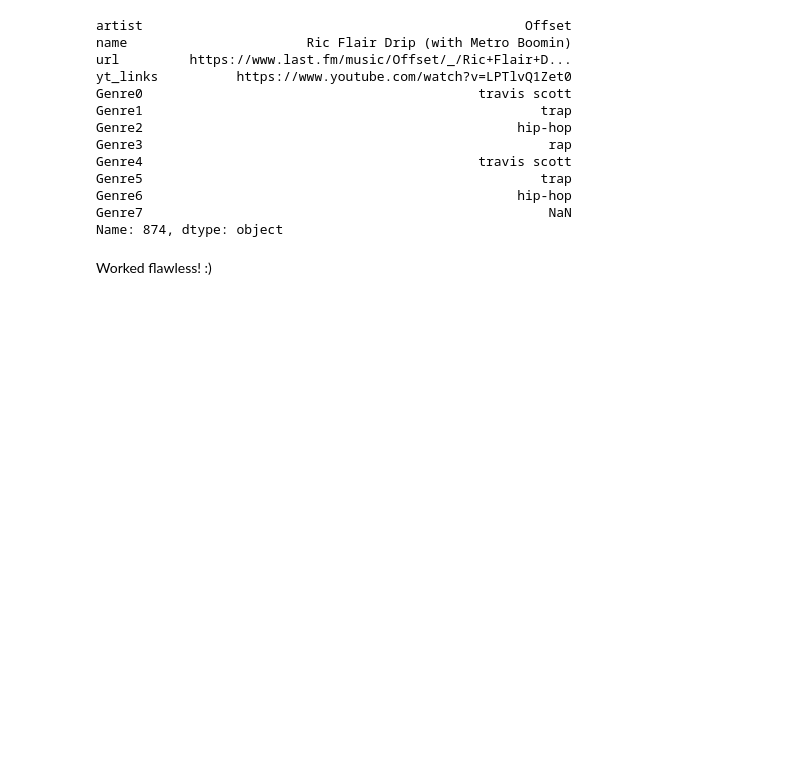
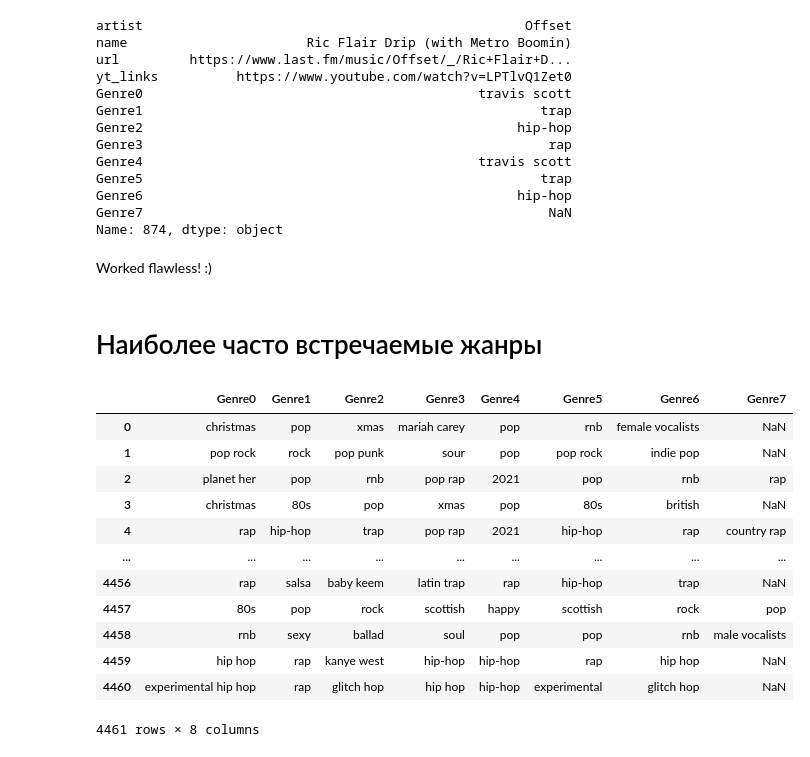
Before and after one commit to naviak/lastfm_nn, a Jupyter notebook: cleaning_db.ipynb, the cells around one changed output. Drawn from its saved outputs; the diff is of its cells as text; code cells hidden in the pictures; blank space fills up the shorter version.

```diff
--- a/cleaning_db.ipynb
+++ b/cleaning_db.ipynb
@@ -66,3 +67,5 @@ Genre7                                                    NaN
 Name: 874, dtype: object
 # %% [markdown]
 Worked flawless! :)
+# %% [markdown]
+# Наиболее часто встречаемые жанры
@@ -68,0 +76,16 @@ Worked flawless! :)
+# %%
+df_genres
+# %% [output]
+|  | Genre0 | Genre1 | Genre2 | Genre3 | Genre4 | Genre5 | Genre6 | Genre7 |
+| 0 | christmas | pop | xmas | mariah carey | pop | rnb | female vocalists | NaN |
+| 1 | pop rock | rock | pop punk | sour | pop | pop rock | indie pop | NaN |
+| 2 | planet her | pop | rnb | pop rap | 2021 | pop | rnb | rap |
+| 3 | christmas | 80s | pop | xmas | pop | 80s | british | NaN |
+| 4 | rap | hip-hop | trap | pop rap | 2021 | hip-hop | rap | country rap |
+| ... | ... | ... | ... | ... | ... | ... | ... | ... |
+| 4456 | rap | salsa | baby keem | latin trap | rap | hip-hop | trap | NaN |
+| 4457 | 80s | pop | rock | scottish | happy | scottish | rock | pop |
+| 4458 | rnb | sexy | ballad | soul | pop | pop | rnb | male vocalists |
+| 4459 | hip hop | rap | kanye west | hip-hop | hip-hop | rap | hip hop | NaN |
+| 4460 | experimental hip hop | rap | glitch hop | hip hop | hip-hop | experimental | glitch hop | NaN |
+4461 rows × 8 columns
```
Also changed, not shown: parts of 13 cells of this notebook, 1 other file.
